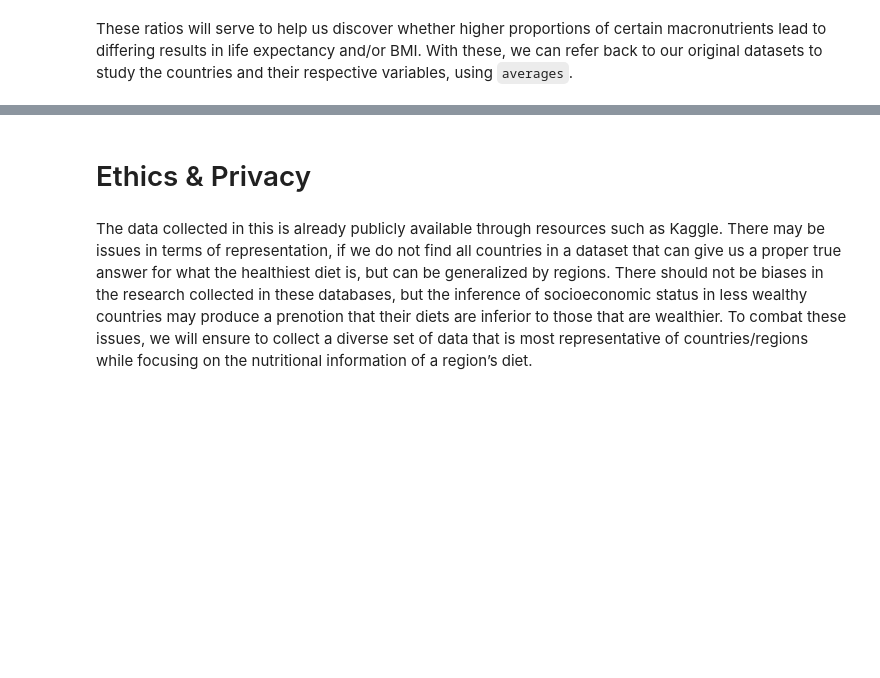
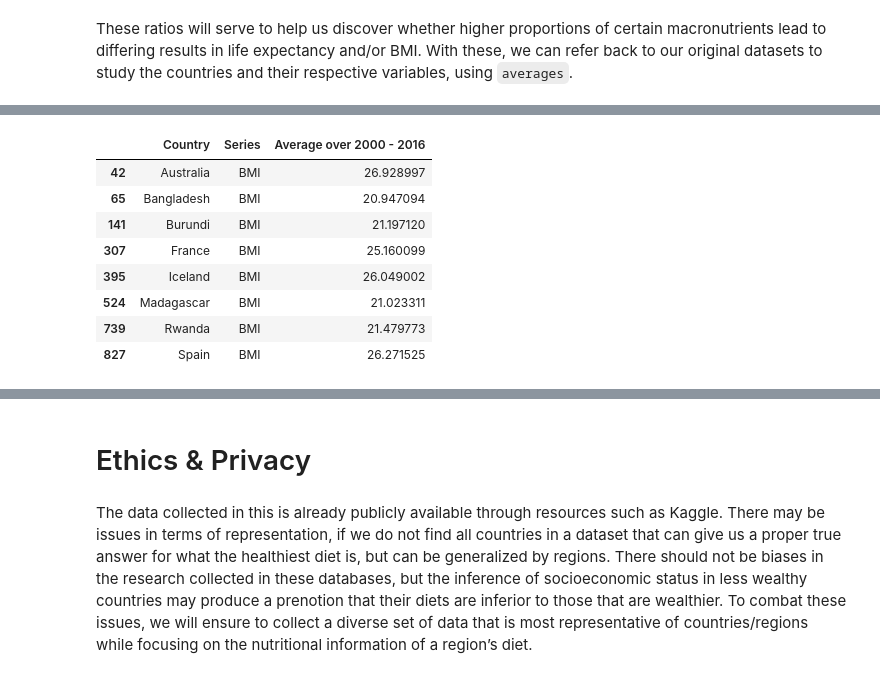
Before and after one commit to COGS108/Group074_WI24, a Jupyter notebook: EDACheckpoint_Group074_WI24.ipynb, the cells around one changed output, grey strips where cells are left out. Cells and saved outputs as stored; diff of their text form; code cells hidden in the pictures; blank space fills up the shorter version.

```diff
--- a/EDACheckpoint_Group074_WI24.ipynb
+++ b/EDACheckpoint_Group074_WI24.ipynb
@@ -1286,0 +1301,19 @@ ValueError: The truth value of a Series is ambiguous. Use a.empty, a.bool(), a.i
+# %%
+pd_carb_global = averages.copy()
+pd_carb_global = pd_carb_global[pd_carb_global['Country'].isin(pd_carb_countries)]
+
+# rmeoves macro information
+to_remove = ['Carbs (g/day)', 'Protein (g/day)', 'Fat (g/day)', "Life Expectancy (Years)"]
+pd_carb_global = pd_carb_global[~pd_carb_global['Series'].isin(to_remove)]
+
+pd_carb_global.head(10)
+# %% [output]
+|  | Country | Series | Average over 2000 - 2016 |
+| 42 | Australia | BMI | 26.928997 |
+| 65 | Bangladesh | BMI | 20.947094 |
+| 141 | Burundi | BMI | 21.197120 |
+| 307 | France | BMI | 25.160099 |
+| 395 | Iceland | BMI | 26.049002 |
+| 524 | Madagascar | BMI | 21.023311 |
+| 739 | Rwanda | BMI | 21.479773 |
+| 827 | Spain | BMI | 26.271525 |
```
Also changed, not shown: parts of 3 cells of this notebook.
